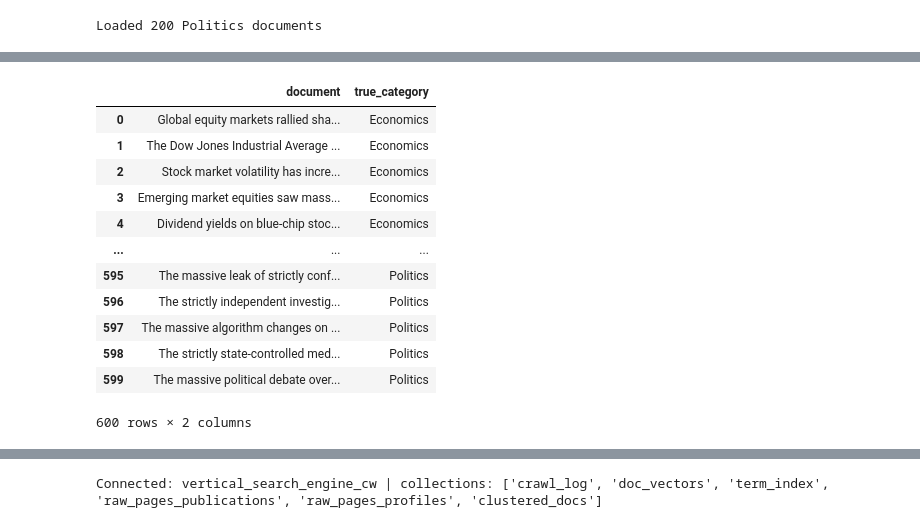
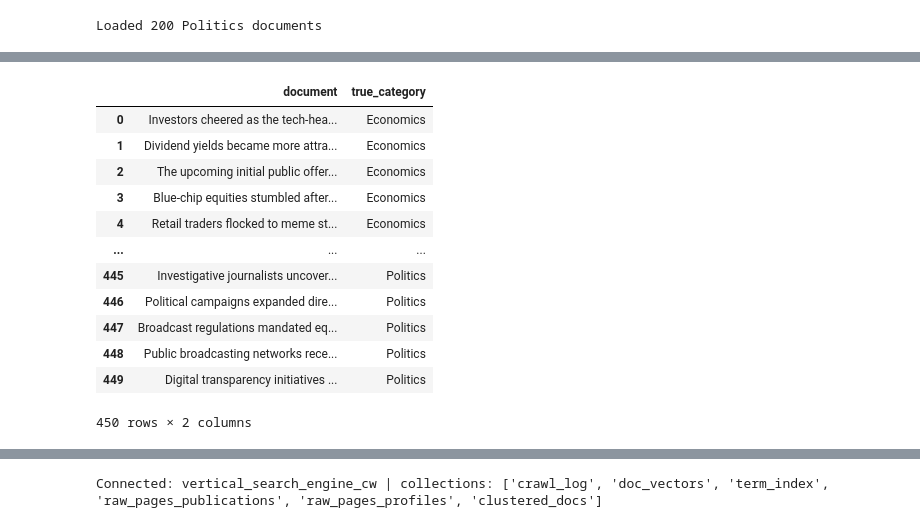
Before and after one commit to sanjiv576/Server-Vertical-Search-Engine, a Jupyter notebook: testing/clustering_test.ipynb, the cells around one changed output, grey strips where cells are left out. Cells and saved outputs as stored; diff of their text form; code cells hidden in the pictures.

```diff
--- a/testing/clustering_test.ipynb
+++ b/testing/clustering_test.ipynb
@@ -770,25 +1336,25 @@ Loaded 200 Politics documents
 # %%
-documents = economics_docs + entertainment_docs + politics_docs
+documents = economics_docs_150 + entertainment_docs_150 + politics_docs_150
 
-true_categories = ["Economics"]*200 + ["Entertainment"]*200 + ["Politics"]*200
+true_categories = ["Economics"]*150 + ["Entertainment"]*150 + ["Politics"]*150
 
 # defining a frame for the documents and actual category
 df = pd.DataFrame({"document": documents, "true_category": true_categories})
 df
 # %% [output]
 |  | document | true_category |
-| 0 | Global equity markets rallied sha... | Economics |
-| 1 | The Dow Jones Industrial Average ... | Economics |
-| 2 | Stock market volatility has incre... | Economics |
-| 3 | Emerging market equities saw mass... | Economics |
-| 4 | Dividend yields on blue-chip stoc... | Economics |
+| 0 | Investors cheered as the tech-hea... | Economics |
+| 1 | Dividend yields became more attra... | Economics |
+| 2 | The upcoming initial public offer... | Economics |
+| 3 | Blue-chip equities stumbled after... | Economics |
+| 4 | Retail traders flocked to meme st... | Economics |
 | ... | ... | ... |
-| 595 | The massive leak of strictly conf... | Politics |
-| 596 | The strictly independent investig... | Politics |
-| 597 | The massive algorithm changes on ... | Politics |
-| 598 | The strictly state-controlled med... | Politics |
-| 599 | The massive political debate over... | Politics |
+| 445 | Investigative journalists uncover... | Politics |
+| 446 | Political campaigns expanded dire... | Politics |
+| 447 | Broadcast regulations mandated eq... | Politics |
+| 448 | Public broadcasting networks rece... | Politics |
+| 449 | Digital transparency initiatives ... | Politics |
-600 rows × 2 columns
+450 rows × 2 columns
 # %%
 # shuffling the created datasets before vecorization
 
```
Also changed, not shown: parts of 27 cells of this notebook.
